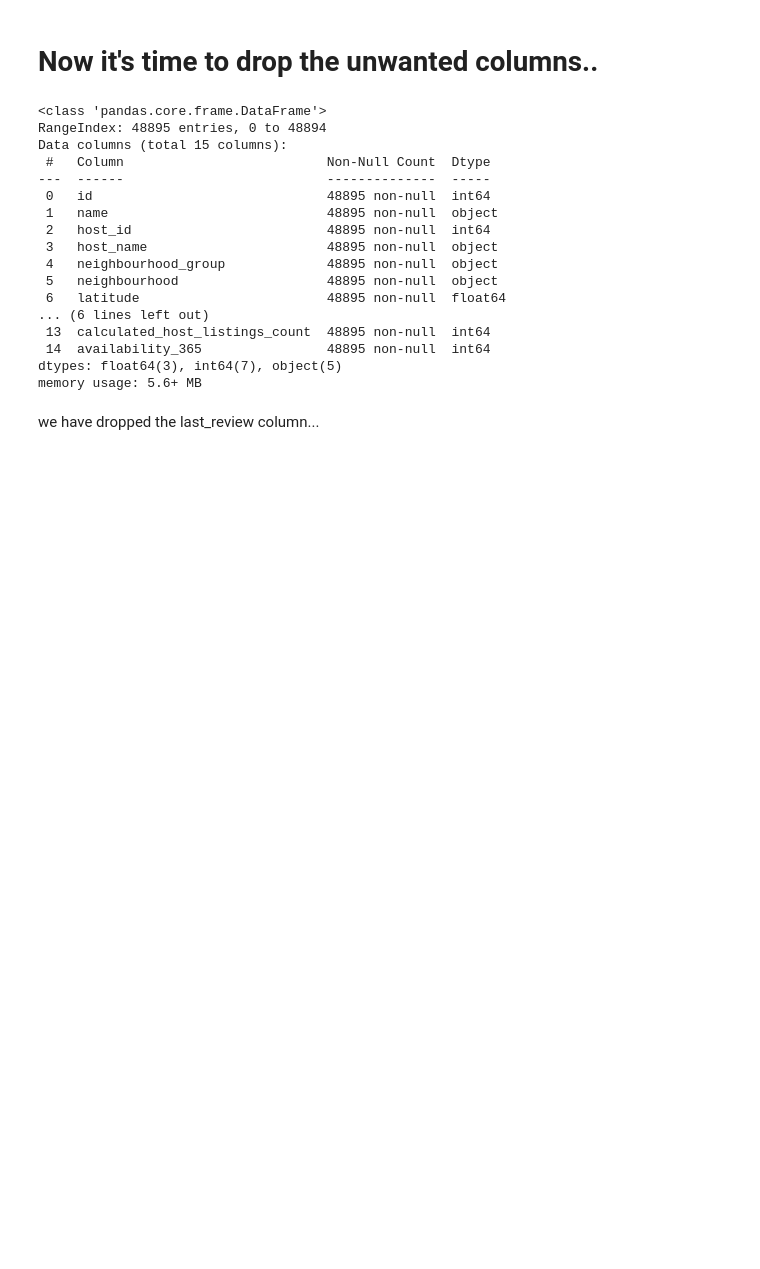
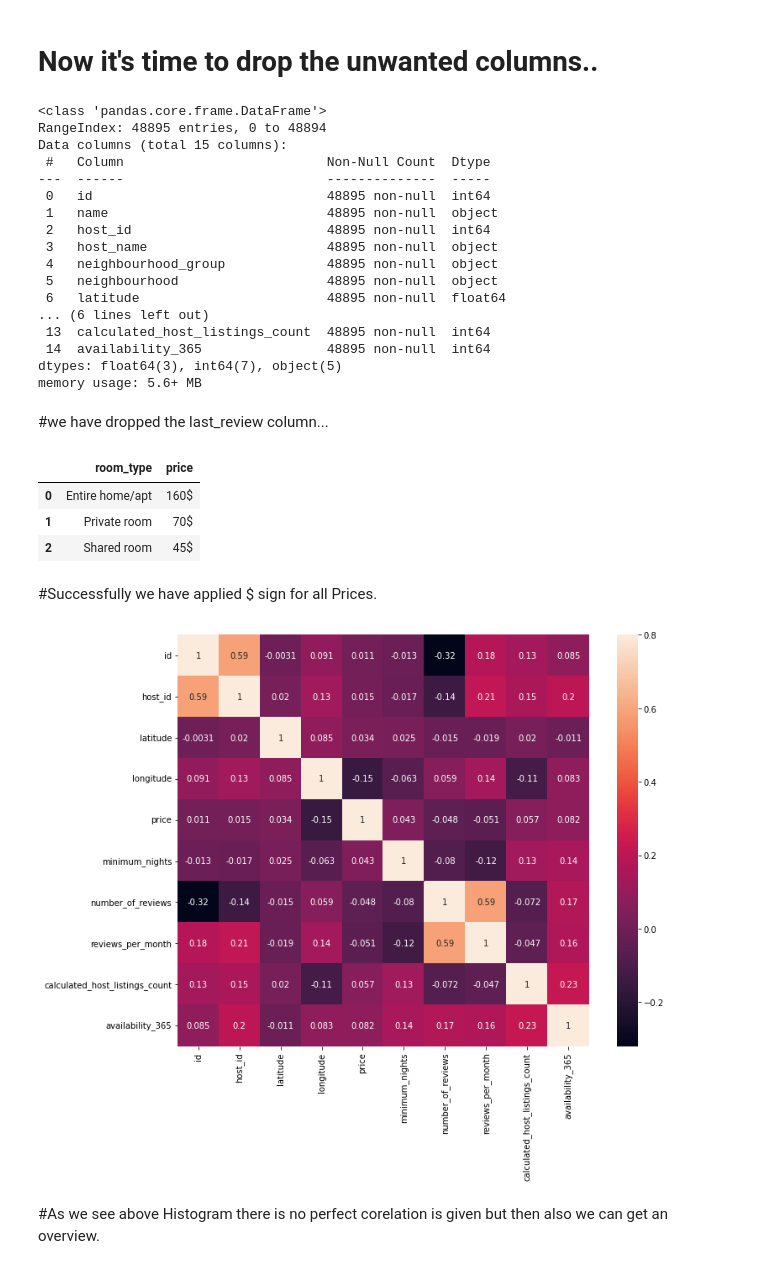
Before and after one commit to rohithub55/airbnb-analysis, a Jupyter notebook: airbnb_analysis.ipynb, the cells around one changed output. Cells and saved outputs as stored; diff of their text form; code cells hidden in the pictures; blank space fills up the shorter version.

```diff
--- a/airbnb_analysis.ipynb
+++ b/airbnb_analysis.ipynb
@@ -117,4 +117,26 @@ Data columns (total 15 columns):
 dtypes: float64(3), int64(7), object(5)
 memory usage: 5.6+ MB
 # %% [markdown]
-we have dropped the last_review column...
+#we have dropped the last_review column...
+# %%
+#avg price for different type of room type
+avg_price=airbnb_df.groupby('room_type')['price'].median().reset_index()
+#Looks like there is no $ symbol for price so, let's apply $ sign to price
+avg_price['price']=avg_price['price'].apply(lambda x:"{0:1.0f}$".format(x))
+avg_price
+# %% [output]
+|  | room_type | price |
+| 0 | Entire home/apt | 160$ |
+| 1 | Private room | 70$ |
+| 2 | Shared room | 45$ |
+# %% [markdown]
+#Successfully we have applied $ sign for all Prices.
+# %%
+#correlation matrix
+corrmat = airbnb_df.corr()
+f, ax = plt.subplots(figsize=(12, 9))
+sns.heatmap(corrmat, vmax=.8, square=True,annot=True);
+# %% [output]
+[figure, added]
+# %% [markdown]
+#As we see above Histogram there is no perfect corelation is given but then also we can get an overview.
```
Also changed, not shown: parts of 2 cells of this notebook.
